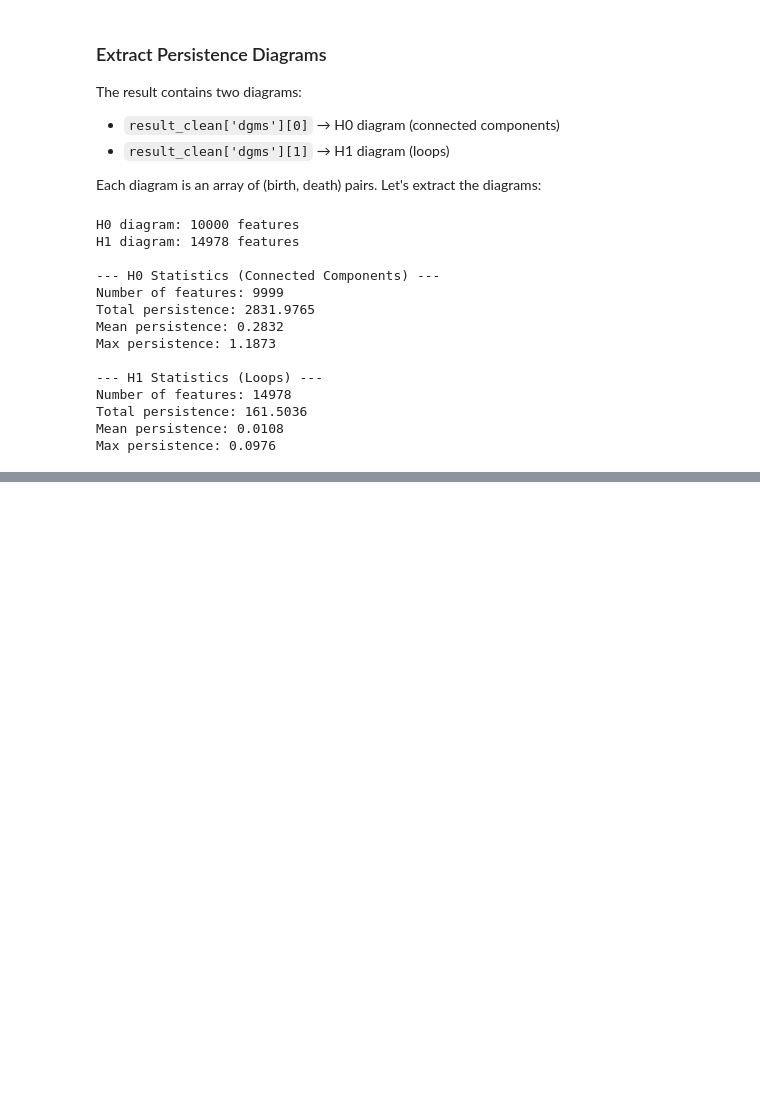
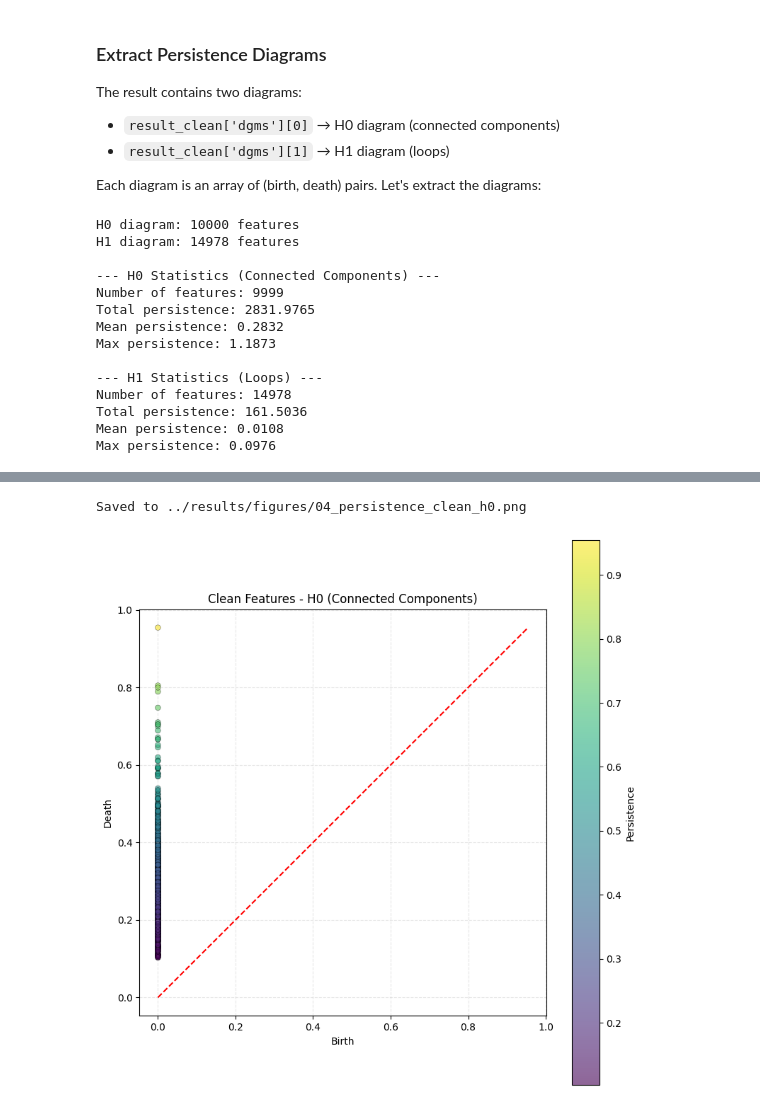
Before and after one commit to ShawarmaOnGit/tda-adversarial-detection, a Jupyter notebook: notebooks/04_tda_analysis.ipynb, the cells around one changed output, grey strips where cells are left out. Saved outputs shown, nothing was run; the diff lists cells and outputs as text; code cells hidden in the pictures; blank space fills up the shorter version.

Commit message:
feat: Visualize H0 and H1 persistence diagrams

```diff
--- a/notebooks/04_tda_analysis.ipynb
+++ b/notebooks/04_tda_analysis.ipynb
@@ -139,0 +145,9 @@ Max persistence: 0.0976
+# %%
+plot_persistence_diagram(
+    clean_h0,
+    title="Clean Features - H0 (Connected Components)",
+    save_path="../results/figures/04_persistence_clean_h0.png"
+)
+# %% [output]
+Saved to ../results/figures/04_persistence_clean_h0.png
+[figure, added]
```
Also changed, not shown: parts of 3 cells of this notebook.
